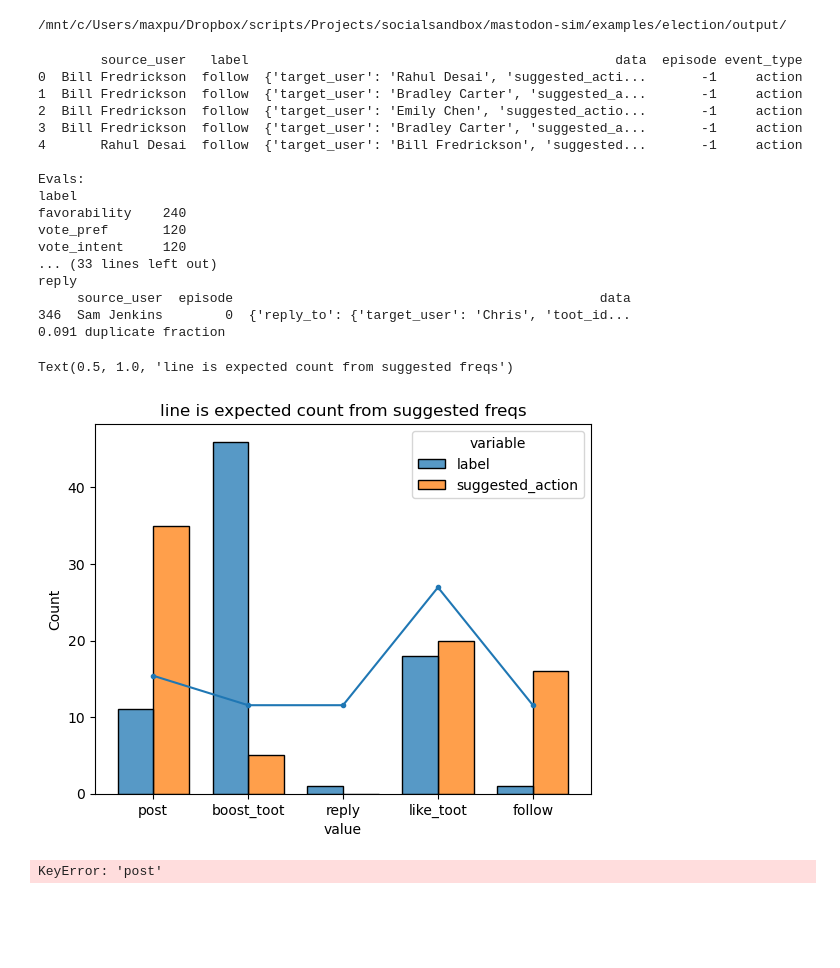
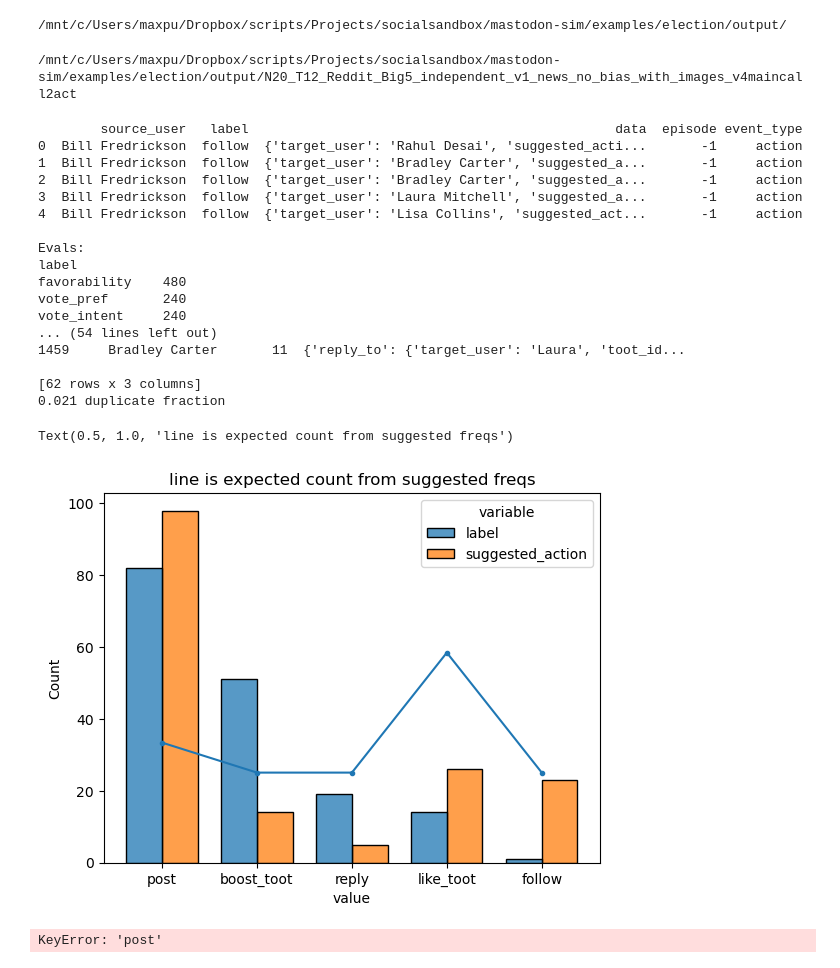
Before and after one commit to social-sandbox/mastodon-sim, a Jupyter notebook: examples/election/notebooks/basic_output_processing.ipynb, the cells around one changed output. Drawn from its saved outputs; the diff is of its cells as text; code cells hidden in the pictures; blank space fills up the shorter version.

```diff
--- a/examples/election/notebooks/basic_output_processing.ipynb
+++ b/examples/election/notebooks/basic_output_processing.ipynb
@@ -162,6 +162,10 @@ def load_data_dash(eval_df, int_df, edge_df):
     toot_dict = get_toot_dict(int_df.copy())
 
     return follow_graph, int_dict, posted_users_by_episode, toot_dict, votes
+# %%
+print(fileroot)
+# %% [output]
+/mnt/c/Users/maxpu/Dropbox/scripts/Projects/socialsandbox/mastodon-sim/examples/election/output/N20_T12_Reddit_Big5_independent_v1_news_no_bias_with_images_v4maincall2act
 # %%
 # fileroot=abs_rootpath+'N20_T48_None_Big5_independent'
 # fileroot=abs_rootpath+'N20_T48_None_Big5_malicious'
@@ -174,7 +178,8 @@ fileroot=abs_rootpath+'testnewcode_v1_news_no_bias_N20_T1_Reddit_Big5_independen
 fileroot=abs_rootpath+'testnewcodepost07sugactnewcall2act_v1_news_no_bias_N20_T12_Reddit_Big5_independent'
 # fileroot=abs_rootpath+'N20_T12_Reddit_Big5_independent_v1_news_bill_bias_with_images'
 # fileroot=abs_rootpath+'N20_T6_Reddit_Big5_independent_v1_news_no_bias_with_images_v1_newc2a'
-fileroot=abs_rootpath+'N20_T6_Reddit_Big5_independent_v1_news_no_bias_with_images_v3maincall2act'
+# fileroot=abs_rootpath+'N20_T6_Reddit_Big5_independent_v1_news_no_bias_with_images_v3maincall2act'
+fileroot=abs_rootpath+'N20_T12_Reddit_Big5_independent_v1_news_no_bias_with_images_v4maincall2act'
 
 
 df=load_data(fileroot)
@@ -182,20 +187,20 @@ df=load_data(fileroot)
         source_user   label                                               data  episode event_type
 0  Bill Fredrickson  follow  {'target_user': 'Rahul Desai', 'suggested_acti...       -1     action
 1  Bill Fredrickson  follow  {'target_user': 'Bradley Carter', 'suggested_a...       -1     action
-2  Bill Fredrickson  follow  {'target_user': 'Emily Chen', 'suggested_actio...       -1     action
-3  Bill Fredrickson  follow  {'target_user': 'Bradley Carter', 'suggested_a...       -1     action
-4       Rahul Desai  follow  {'target_user': 'Bill Fredrickson', 'suggested...       -1     action
+2  Bill Fredrickson  follow  {'target_user': 'Bradley Carter', 'suggested_a...       -1     action
+3  Bill Fredrickson  follow  {'target_user': 'Laura Mitchell', 'suggested_a...       -1     action
+4  Bill Fredrickson  follow  {'target_user': 'Lisa Collins', 'suggested_act...       -1     action
 
 Evals:
 label
-favorability    240
-vote_pref       120
-vote_intent     120
-... (33 lines left out)
-reply
-     source_user  episode                                               data
-346  Sam Jenkins        0  {'reply_to': {'target_user': 'Chris', 'toot_id...
-0.091 duplicate fraction
+favorability    480
+vote_pref       240
+vote_intent     240
+... (54 lines left out)
+1459     Bradley Carter       11  {'reply_to': {'target_user': 'Laura', 'toot_id...
+
+[62 rows x 3 columns]
+0.021 duplicate fraction
 # %%
 import seaborn as sns
 import matplotlib.pyplot as pl
@@ -214,35 +219,36 @@ action_probabilities={
     "delete_posts": 0.0,  # Deleting own posts
     "update_bio": 0.0,  # Updating profile
     "print_notifications": 0.01,  # Checking notifications
 }
 action_probabilities={
     # High frequency actions
     "like_toot": 0.35,  # Most common action
     "boost_toot": 0.15,  # Common but less than likes
     "post": 0.20,  # Regular posting
     "reply": 0.15,
     # Medium frequency actions
     "follow": 0.15,  # Following new accounts
     "unfollow": 0.00,#25,  # Unfollowing accounts
     "print_timeline": 0.0,  # Reading timeline
     # Low frequency actions
     "block_user": 0.0,  # Blocking problematic users
     "unblock_user": 0.0,  # Unblocking users
     "delete_posts": 0.0,  # Deleting own posts
     "update_bio": 0.0,  # Updating profile
     "print_notifications": 0.00#25,  # Checking notifications
 }
 fig, ax = pl.subplots()
-dft=df.loc[(df.event_type=='action') & (df.episode>-1),:].copy()
+names_of_focalplayers = ['Bill Fredrickson','Bradley Carter','Glenn Patterson']
+dft=df.loc[(df.event_type=='action') & (df.episode>-1) & ~(df.source_user.isin(names_of_focalplayers)),:].copy()
 dft['suggested_action']=dft['data'].apply(lambda x: 'post' if x['suggested_action']=='toot' else x['suggested_action'])
 sns.histplot(data=dft.loc[:,['label','suggested_action']].melt(), ax=ax,x='value', hue='variable',
              multiple='dodge', shrink=.75, bins=20)
 action_list= [obj.get_text() for obj in ax.get_xticklabels()]
 ax.plot(range(len(action_list)),[action_probabilities[action]*len(dft) for action in action_list],'.-')
 ax.set_title('line is expected count from suggested freqs')
 # %% [output]
 Text(0.5, 1.0, 'line is expected count from suggested freqs')
-[figure, old version]
+[figure, new version]
 # %%
 import seaborn as sns
 import matplotlib.pyplot as pl
```
Also changed, not shown: 7 other files.
